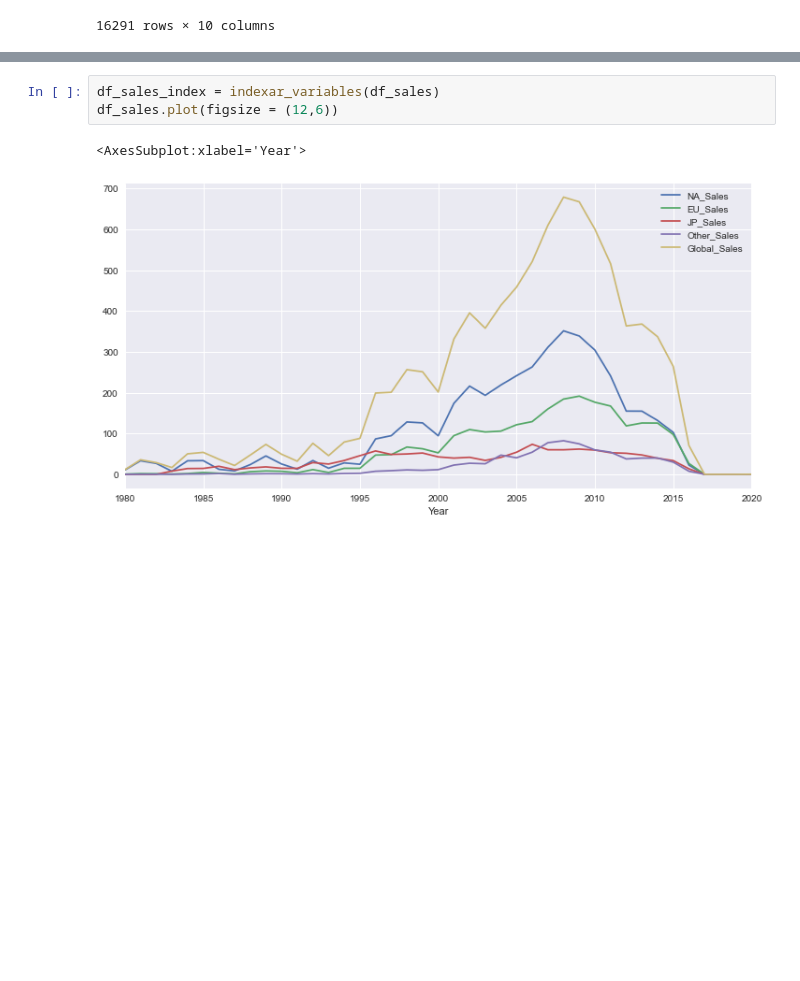
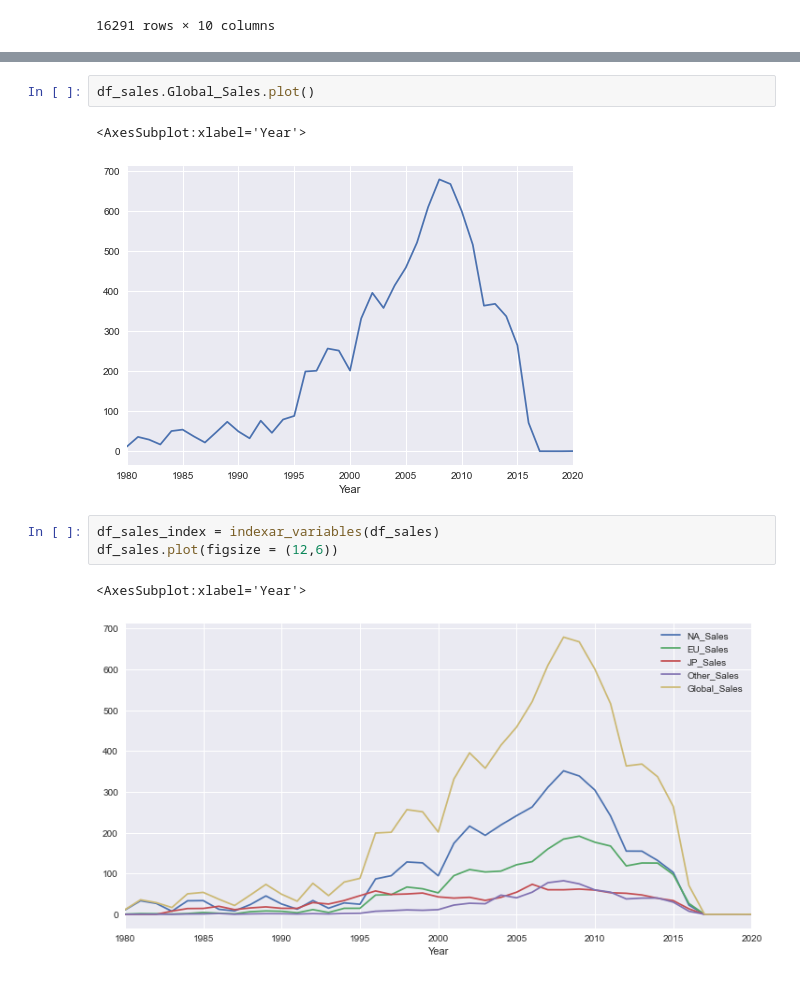
Before and after one commit to josue-islas/Videogames, a Jupyter notebook: Notebook.ipynb, the cells around one changed output, grey strips where cells are left out. Saved outputs shown, nothing was run; the diff lists cells and outputs as text; blank space fills up the shorter version.

```diff
--- a/Notebook.ipynb
+++ b/Notebook.ipynb
@@ -571,6 +579,11 @@ df_sales
 | 2018-12-31 | 0.00 | 0.00 | 0.00 | 0.00 | 0.00 |
 | 2019-12-31 | 0.00 | 0.00 | 0.00 | 0.00 | 0.00 |
 | 2020-12-31 | 0.27 | 0.00 | 0.00 | 0.02 | 0.29 |
+# %%
+df_sales.Global_Sales.plot()
+# %% [output]
+<AxesSubplot:xlabel='Year'>
+[figure, added]
 # %%
 df_sales_index = indexar_variables(df_sales)
 df_sales.plot(figsize = (12,6))
```
Also changed, not shown: parts of 10 cells of this notebook, 2 other files.
